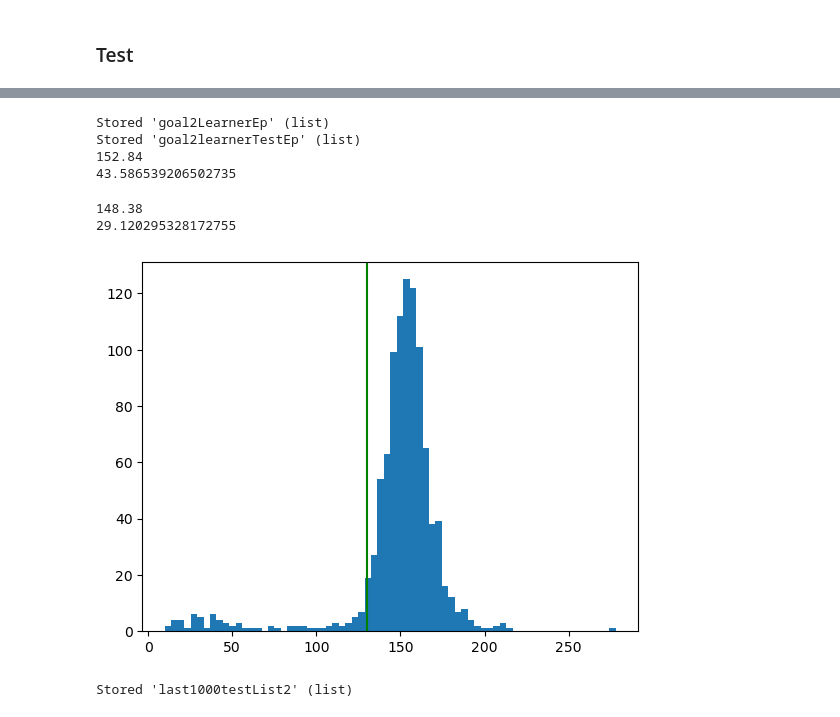
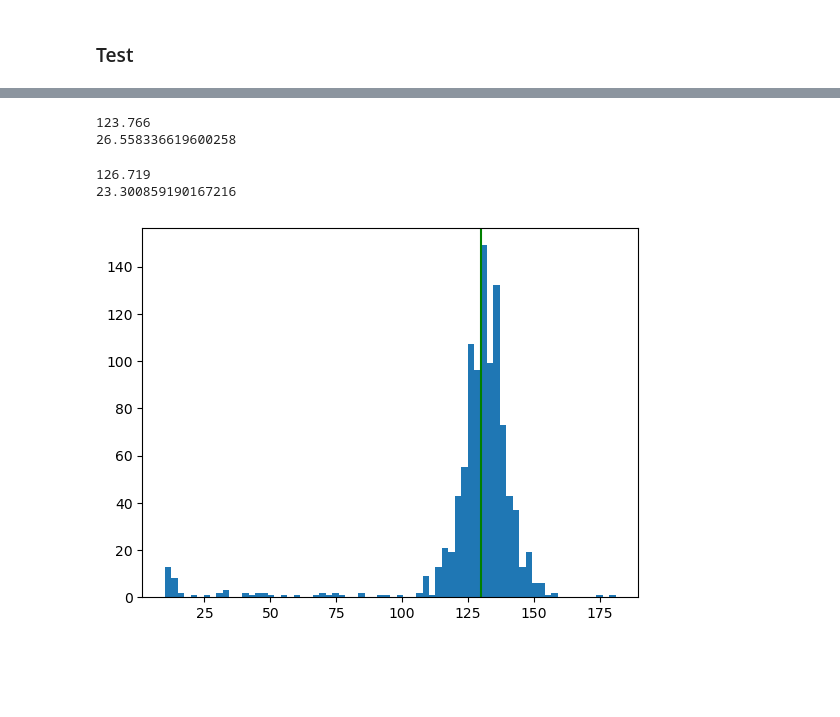
Before and after one commit to mvdbremt/Performance-Specific-Reinforcement-learning, a Jupyter notebook: Final Agent Solution.ipynb, the cells around one changed output, grey strips where cells are left out. Cells and saved outputs as stored; diff of their text form; code cells hidden in the pictures; blank space fills up the shorter version.

```diff
--- a/Final Agent Solution.ipynb
+++ b/Final Agent Solution.ipynb
@@ -14,7 +15,7 @@ env=gym.make('CartPole-v1')#,render_mode='human')
 
 (state,_)=env.reset()
 # %%
-def treatState(state):
+def treatState(state,pos_space,vel_space,ang_space,ang_vel_space):
     state[0]=np.digitize(state[0],pos_space)
     state[1]=np.digitize(state[1],vel_space)
     state[2]=np.digitize(state[2],ang_space)
@@ -102,17 +96,3 @@ class Qlearning():
 ### learner rewards
 # %% [markdown]
 ### Test
-# %%
-episodeNumber=30000
-timeSteps=10000
-episodesResults=[]
-episodesTestResults=[]
-episodesTestResultsDeviation=[]
-numberOfTest=50
-qagent= Qlearning(0.1,0.99,0.1,2)
-pos_space=np.linspace(-2.4,2.4,10)
-vel_space=np.linspace(4,4,10)
-ang_space=np.linspace(-0.2095,0.2095,10)
-ang_vel_space=np.linspace(-4,4,10)
-# %%
-goal=findTrainGoal(130,0.2)
@@ -182,3 +217,17 @@ env.close()
+# %%
+goal=130
+std=20
+
+e=findEpsilon(std)
+goal=findTrainGoal(goal,e)
+good=False
+while not good:
+        episodesResults,episodesTestResults,episodesTestResultsDeviation,agent=uniTraining(goal,episodeNumber=30000)
+        agent,testmean=failSafeTrain(agent,goal)
+        if testmean  < 0.1 * goal:
+            good=True
+        else:
+            print("repeat",testmean)
 # %%
 x=[]
 for i in range(len(episodesTestResults)):
@@ -232,48 +281,42 @@ print(len(episodesResults)-len(episodesResultswithoutOutliers))
 # %%
-goal2LearnerEp=episodesResults
-%store goal2LearnerEp
-goal2learnerTestEp=episodesTestResults
-%store goal2learnerTestEp
 print(np.mean(episodesResults[-1000:]))
 print(np.std(episodesResults[-1000:]))
 # %% [output]
-Stored 'goal2LearnerEp' (list)
-Stored 'goal2learnerTestEp' (list)
-152.84
-43.586539206502735
+123.766
+26.558336619600258
 # %%
-qagent.epsilon=0.2
+pos_space=np.linspace(-2.4,2.4,10)
+vel_space=np.linspace(4,4,10)
+ang_space=np.linspace(-0.2095,0.2095,10)
+ang_vel_space=np.linspace(-4,4,10)
+timeSteps=10000
+agent.epsilon=e
 last1000testList=[]
 for episodeIndex in range(1000):
 
     state,_=env.reset()
-    state=treatState(state)
+    state=treatState(state,pos_space,vel_space,ang_space,ang_vel_space)
     for timeIndex in range(timeSteps):
-        action=qagent.getAction(tuple(state))
+        action=agent.getAction(tuple(state))
         next_state, reward, terminated, truncated, info =env.step(action)
-        next_state=treatState(next_state)
+        next_state=treatState(next_state,pos_space,vel_space,ang_space,ang_vel_space)
         state=next_state
         if (terminated):
             last1000testList.append(timeIndex)
             break
 
 
 
 episodesResultswithoutOutliers=[]
 for i in last1000testList:
     if i >0 and i < 1000:
         episodesResultswithoutOutliers.append(i)
 plt.hist(episodesResultswithoutOutliers,bins=70)
 plt.axvline(x= 130,color ='g')
 #plt.savefig("SVG/GoalIncreasedRand150.svg")
 print(np.mean(last1000testList))
 print(np.std(last1000testList))
 # %% [output]
-148.38
-29.120295328172755
+126.719
+23.300859190167216
-[figure, old version]
+[figure, new version]
-# %%
-last1000testList2=last1000testList
-%store last1000testList2
-# %% [output]
-Stored 'last1000testList2' (list)
```
Also changed, not shown: parts of 16 cells of this notebook, 3 other files.
